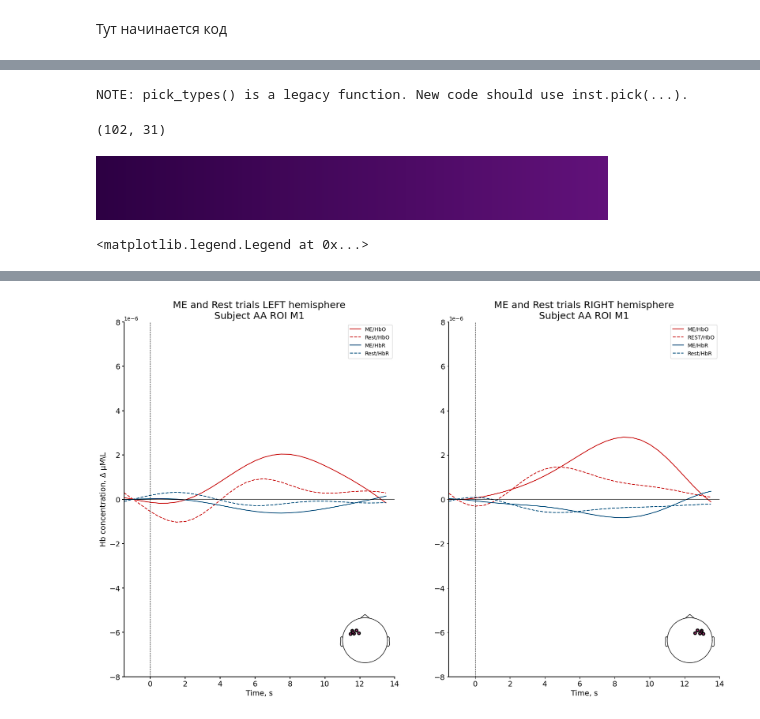
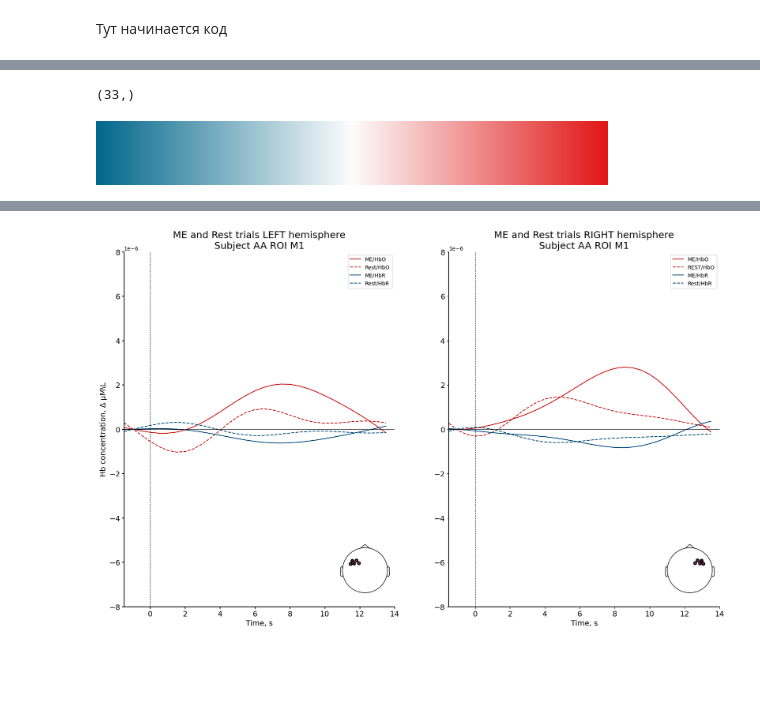
Before and after one commit to pius-desiderius/fnirs-data-analysis, a Jupyter notebook: fNIRS_cool.ipynb, the cells around one changed output, grey strips where cells are left out. Saved outputs shown, nothing was run; the diff lists cells and outputs as text; code cells hidden in the pictures; blank space fills up the shorter version.

```diff
--- a/fNIRS_cool.ipynb
+++ b/fNIRS_cool.ipynb
@@ -484,13 +174,5 @@ Used Annotations descriptions: ['1.0', '2.0', '33.0']
-# %%
-hbo_smr = smr_epochs_raw.copy().pick_types(fnirs='hbo')
-arr = hbo_smr.get_data()
-arr1 = smr_epochs_raw.copy().pick(M1_LEFT_ROI_HBO)
-mean_epochs = np.mean(arr, axis=0)
-mean_channels = np.mean(arr1, axis=1)
-# %% [output]
-NOTE: pick_types() is a legacy function. New code should use inst.pick(...).
 # %%
-arr_mean = np.mean(arr, axis=0)
-arr_mean.shape
+mean_m1_left = M1_evoked_REST_left.mean(axis=0)
+mean_m1_left.shape
 # %% [output]
-(102, 31)
+(33,)
@@ -517,4 +178,0 @@ cmap_porsche = matplotlib.colors.LinearSegmentedColormap.from_list('custom_porsc
-# %%
-cmap_porsche
-# %% [output]
-[figure, removed]
@@ -521,3 +211,15 @@ cmap_porsche
+# %%
+from matplotlib.colors import LinearSegmentedColormap
+
+# Define the color list
+color_list = [(0, '#02678c'), (0.5, '#fdfdfd'), (1, '#e11616')]
+
+# Create the colormap
+custom_cmap = LinearSegmentedColormap.from_list('Custom_cmap', color_list, )
+
+custom_cmap
+# %% [output]
+[figure, added]
 # %%
 n_times = np.arange(2, 16, 2)
 vlim = (-7e-6, 7e-6)
@@ -547,39 +249,6 @@ cbar = plt.colorbar(mappable=sm, cax=cbaxes, pad=0.15, orientation='vertical')
 
 cbar.set_label(' Hb concentration, Δ μM\L', loc='center', size=12)
 cbar.ax.yaxis.set_label_coords(-0.5, 0.5)
-# %%
-smr_hbo_left, rest_hbo_left, info_left, smr_hbo_left_total, rest_hbo_left_total = make_evokeds_roi(smr_epochs=smr_epochs_raw,
-                 rest_epochs=rest_epochs_raw,
-                 pick=different_roi['M1'][0])
-smr_mean_hbo_left, rest_mean_hbo_left = smr_hbo_left.mean(axis=0), rest_hbo_left.mean(axis=0)
-
-smr_hbr_left, rest_hbr_left, info_hbr, smr_hbr_left_total, rest_hbr_left_total = make_evokeds_roi(smr_epochs=smr_epochs_raw,
-                 rest_epochs=rest_epochs_raw,
-                 pick=different_roi['M1'][1])
-smr_mean_hbr_left, rest_mean_hbr_left = smr_hbr_left.mean(axis=0), rest_hbr_left.mean(axis=0)
-
-smr_hbo_right, rest_hbo_right, info_right, smr_hbo_right_total, rest_hbo_right_total = make_evokeds_roi(smr_epochs=smr_epochs_raw,
-                 rest_epochs=rest_epochs_raw,
-                 pick=different_roi['M1'][2])
-smr_mean_hbo_right, rest_mean_hbo_right = smr_hbo_right.mean(axis=0), rest_hbo_right.mean(axis=0)
-
-smr_hbr_right, rest_hbr_right, info_hbr, smr_hbr_right_total, rest_hbr_right_total = make_evokeds_roi(smr_epochs=smr_epochs_raw,
-                 rest_epochs=rest_epochs_raw,
-                 pick=different_roi['M1'][3])
-smr_mean_hbr_right, rest_mean_hbr_right = smr_hbr_right.mean(axis=0), rest_hbr_right.mean(axis=0)
-
-times = np.arange(tmin, tmax, 1/info_left['sfreq'])
-ax = plt.subplot(111)
-ax.plot(times, smr_hbo_left_total.T, alpha=0.1, color='red')
-ax.plot(times, smr_hbo_left_total.mean(axis=0), color='red', alpha=1, label='SMR')
-
-ax.plot(times, rest_hbo_left_total.T, alpha=0.1, color='green')
-ax.plot(times, rest_hbo_left_total.mean(axis=0), color='green', alpha=1, label='REST')
-ax.set_xlim(tmin, tmax)
-ax.set_ylim(-20e-6, 20e-6)
-ax.legend()
-# %% [output]
-<matplotlib.legend.Legend at 0x...>
 # %%
 std_err = np.std(rest_hbo_left_total, axis=0)
 # %%
```
Also changed, not shown: parts of 18 cells of this notebook, 8 other files.
